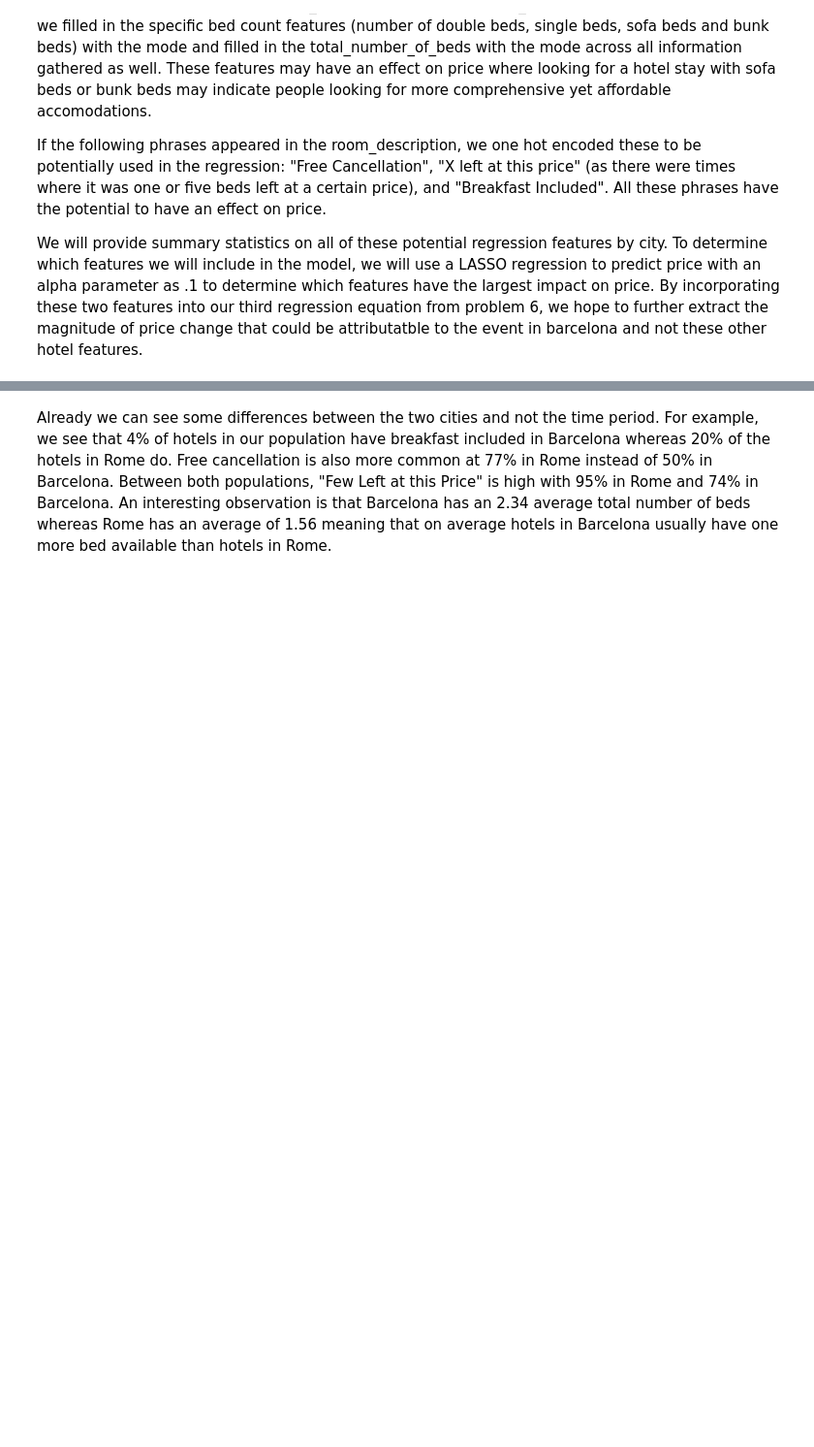
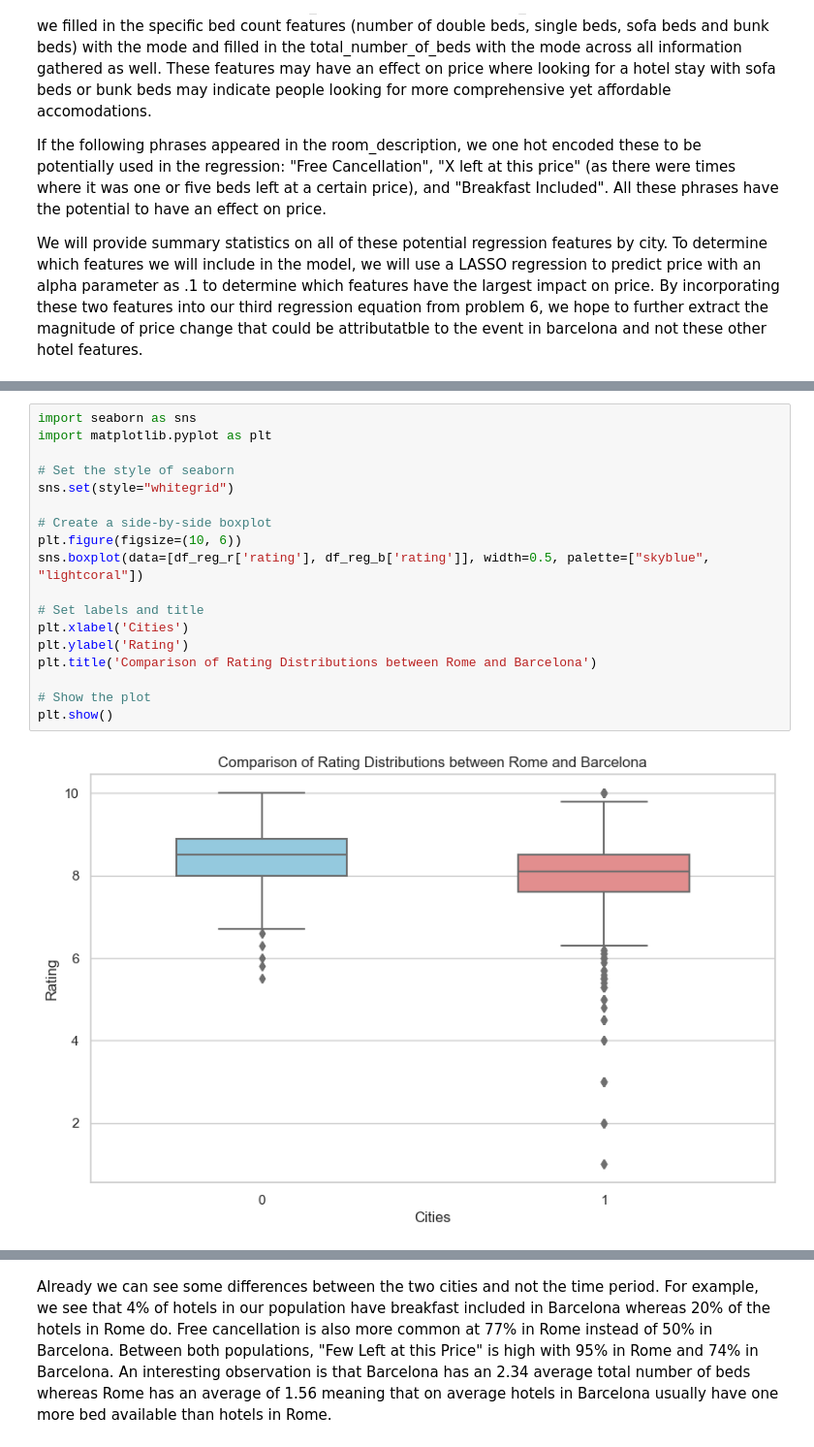
Before and after one commit to VanessaKromm/Booking_Scraping, a Jupyter notebook: Booking_NLP_group11.ipynb, the cells around one changed output, grey strips where cells are left out. Shown at 97% size. Drawn from its saved outputs; the diff is of its cells as text; blank space fills up the shorter version.

Commit message:
Added some graphs about extracted features

```diff
--- a/Booking_NLP_group11.ipynb
+++ b/Booking_NLP_group11.ipynb
@@ -1310,0 +1329,20 @@ df_sum_r.to_excel(path_out_reg_ + '\\' +'Rome Summary Potential Regression Featu
+# %%
+import seaborn as sns
+import matplotlib.pyplot as plt
+
+# Set the style of seaborn
+sns.set(style="whitegrid")
+
+# Create a side-by-side boxplot
+plt.figure(figsize=(10, 6))
+sns.boxplot(data=[df_reg_r['rating'], df_reg_b['rating']], width=0.5, palette=["skyblue", "lightcoral"])
+
+# Set labels and title
+plt.xlabel('Cities')
+plt.ylabel('Rating')
+plt.title('Comparison of Rating Distributions between Rome and Barcelona')
+
+# Show the plot
+plt.show()
+# %% [output]
+[figure, added]
```
Also changed, not shown: parts of 16 cells of this notebook.
